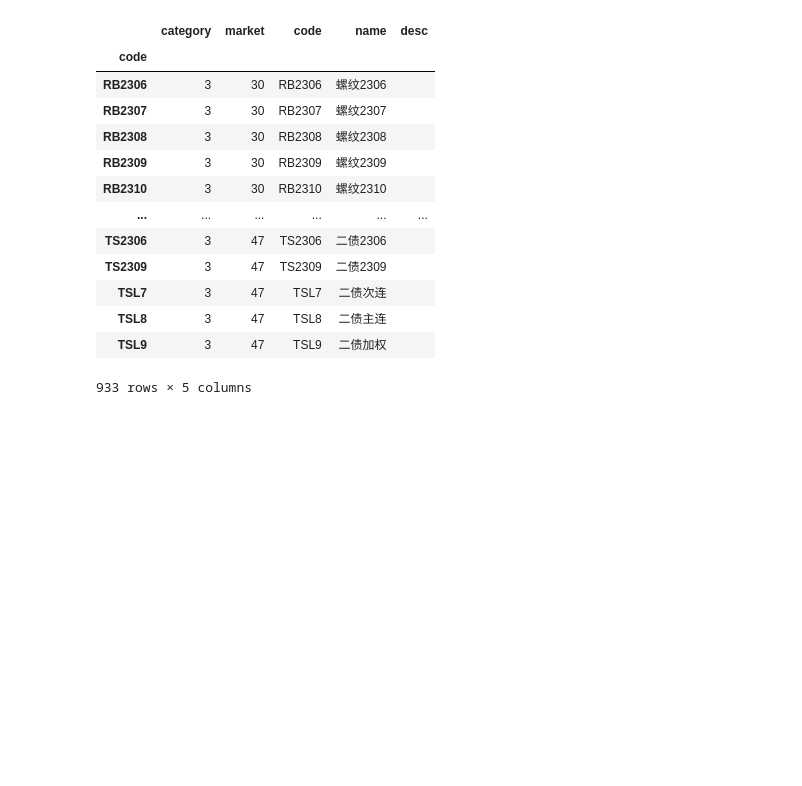
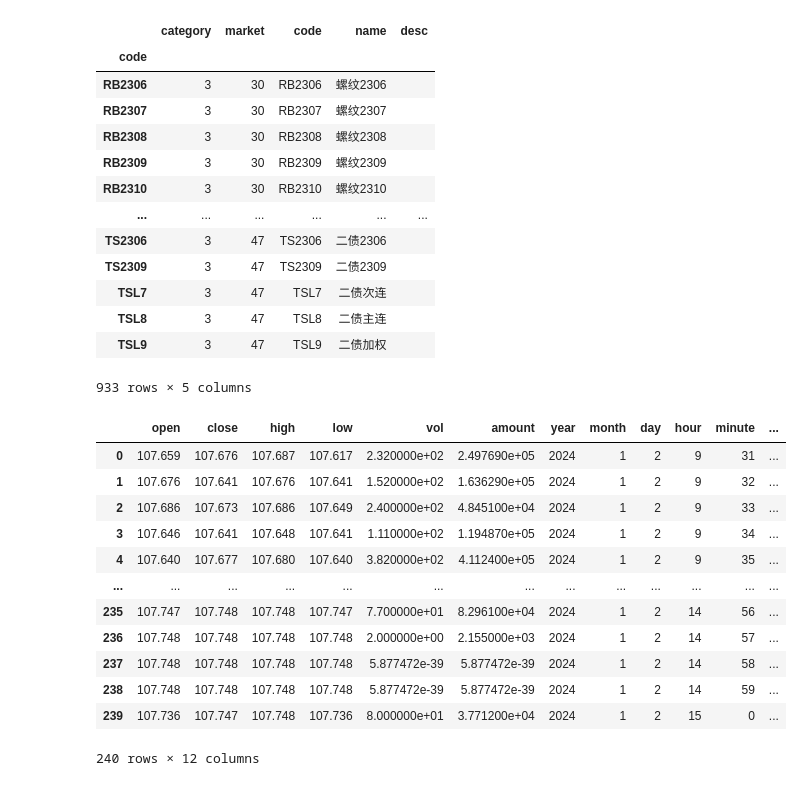
Before and after one commit to xtwxfxk/left5, a Jupyter notebook: fin/option/tdx_xxx-rb23xx.ipynb, the cells around one changed output. Saved outputs shown, nothing was run; the diff lists cells and outputs as text; code cells hidden in the pictures; blank space fills up the shorter version.

```diff
--- a/fin/option/tdx_xxx-rb23xx.ipynb
+++ b/fin/option/tdx_xxx-rb23xx.ipynb
@@ -267,0 +322,18 @@ code_df.query('market==42 or market==28 or market==29 or market==30 or market==4
+# %%
+df = ltdxhq.to_df(ltdxhq.get_security_bars(7, 1, '110059', 0, 240))
+# %%
+df
+# %% [output]
+|  | open | close | high | low | vol | amount | year | month | day | hour | minute | ... |
+| 0 | 107.659 | 107.676 | 107.687 | 107.617 | 2.320000e+02 | 2.497690e+05 | 2024 | 1 | 2 | 9 | 31 | ... |
+| 1 | 107.676 | 107.641 | 107.676 | 107.641 | 1.520000e+02 | 1.636290e+05 | 2024 | 1 | 2 | 9 | 32 | ... |
+| 2 | 107.686 | 107.673 | 107.686 | 107.649 | 2.400000e+02 | 4.845100e+04 | 2024 | 1 | 2 | 9 | 33 | ... |
+| 3 | 107.646 | 107.641 | 107.648 | 107.641 | 1.110000e+02 | 1.194870e+05 | 2024 | 1 | 2 | 9 | 34 | ... |
+| 4 | 107.640 | 107.677 | 107.680 | 107.640 | 3.820000e+02 | 4.112400e+05 | 2024 | 1 | 2 | 9 | 35 | ... |
+| ... | ... | ... | ... | ... | ... | ... | ... | ... | ... | ... | ... | ... |
+| 235 | 107.747 | 107.748 | 107.748 | 107.747 | 7.700000e+01 | 8.296100e+04 | 2024 | 1 | 2 | 14 | 56 | ... |
+| 236 | 107.748 | 107.748 | 107.748 | 107.748 | 2.000000e+00 | 2.155000e+03 | 2024 | 1 | 2 | 14 | 57 | ... |
+| 237 | 107.748 | 107.748 | 107.748 | 107.748 | 5.877472e-39 | 5.877472e-39 | 2024 | 1 | 2 | 14 | 58 | ... |
+| 238 | 107.748 | 107.748 | 107.748 | 107.748 | 5.877472e-39 | 5.877472e-39 | 2024 | 1 | 2 | 14 | 59 | ... |
+| 239 | 107.736 | 107.747 | 107.748 | 107.736 | 8.000000e+01 | 3.771200e+04 | 2024 | 1 | 2 | 15 | 0 | ... |
+240 rows × 12 columns
```
Also changed, not shown: parts of 20 cells of this notebook, 54 other files.
